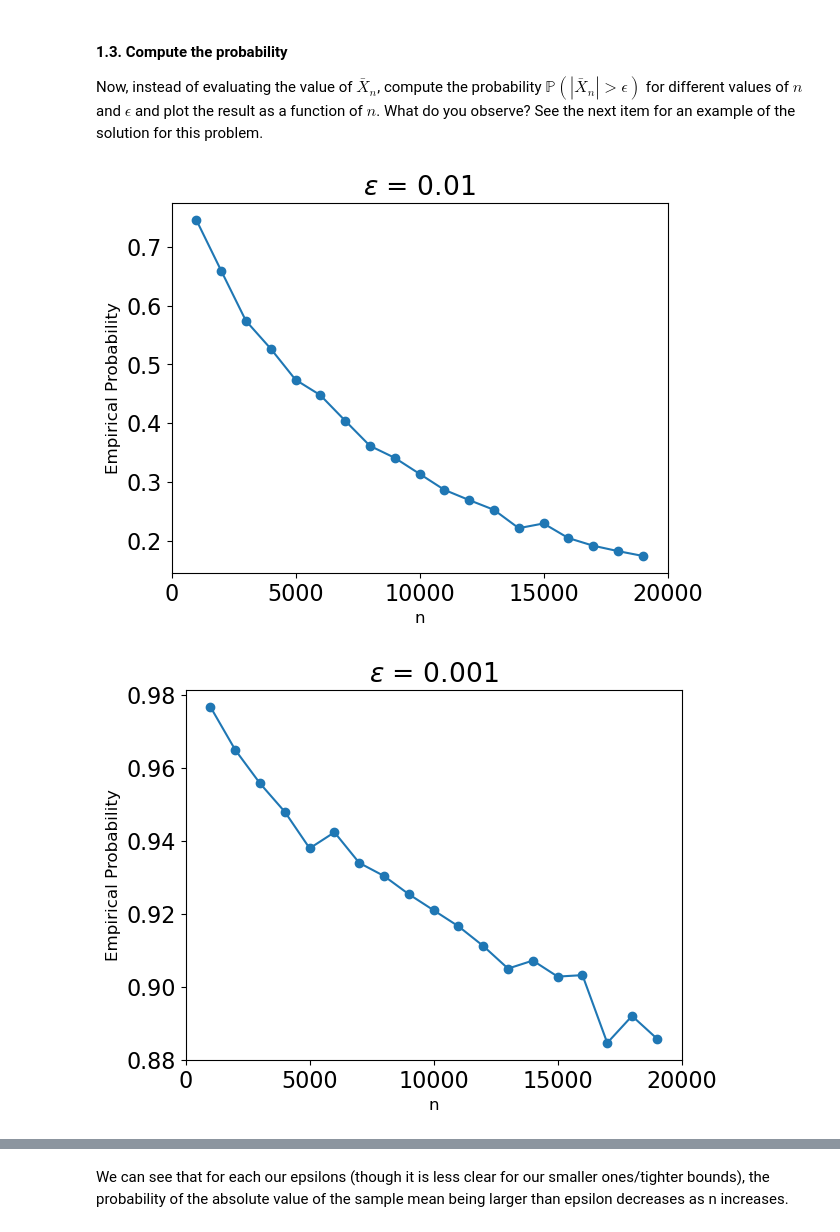
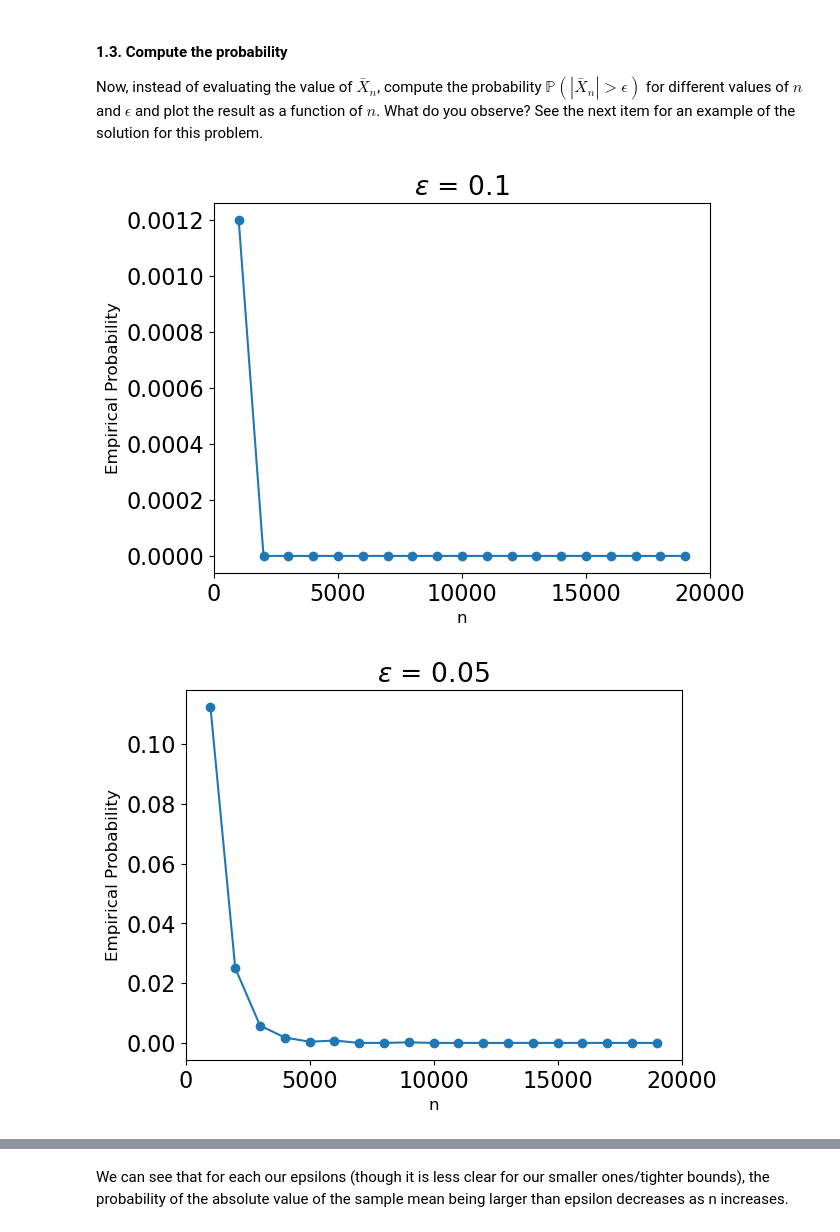
Before and after one commit to UCB-stat-201a-fall23/project02-ijyliu, a Jupyter notebook: Project02-Concentration.ipynb, the cells around one changed output, grey strips where cells are left out. Saved outputs shown, nothing was run; the diff lists cells and outputs as text; code cells hidden in the pictures.

```diff
--- a/Project02-Concentration.ipynb
+++ b/Project02-Concentration.ipynb
@@ -131,7 +131,7 @@ Now, instead of evaluating the value of $\bar X_n$, compute the probability $\ma
 # n to plot
 n_to_try = np.arange(1000, 20_000, 1000)
 # epsilon to plot
-epsilon_to_try = [0.01, 0.001, 0.0001]
+epsilon_to_try = [0.1, 0.05, 0.01, 0.005]
 
 # Empty dataframe to store results
 # prob_est will be an empirical estimation of the probability - the share of times the sample mean is greater than epsilon
@@ -153,15 +153,21 @@ for n_val in n_to_try:
 # %%
 # Plot the results for each epsilon
 for epsilon_val in epsilon_to_try:
-    plt.plot(results_df[results_df['epsilon'] == epsilon_val]['n'], results_df[results_df['epsilon'] == epsilon_val]['prob_est'], 'o-', label=f'epsilon = {epsilon_val}')
+    # Get n values for epsilon
+    n_vals = np.array(results_df[results_df['epsilon'] == epsilon_val]['n'])
+    # Get probability estimates for epsilon
+    prob_est_vals = np.array(results_df[results_df['epsilon'] == epsilon_val]['prob_est'])
+    # Plot
+    plt.plot(n_vals, prob_est_vals, 'o-', label=f'epsilon = {epsilon_val}')
     # X-values of 0, 5000, 10000, 15000, 20000
     plt.xticks(np.arange(0, 25_000, 5000))
     # Y-axis label of empirical probability
     plt.ylabel('Empirical Probability', fontsize=12)
     # X-axis label of n
     plt.xlabel('n', fontsize=12)
+    # Title of plot
     plt.title('$\epsilon$ = ' + str(epsilon_val))
     plt.show()
 # %% [output]
-[figure, old version]
+[figure, new version]
-[figure, old version]
+[figure, new version]
```
Also changed, not shown: parts of 8 cells of this notebook.
